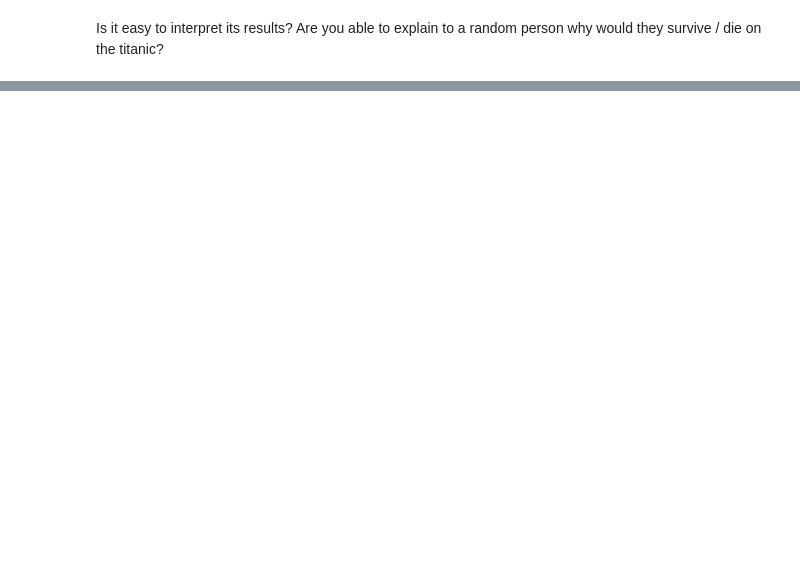
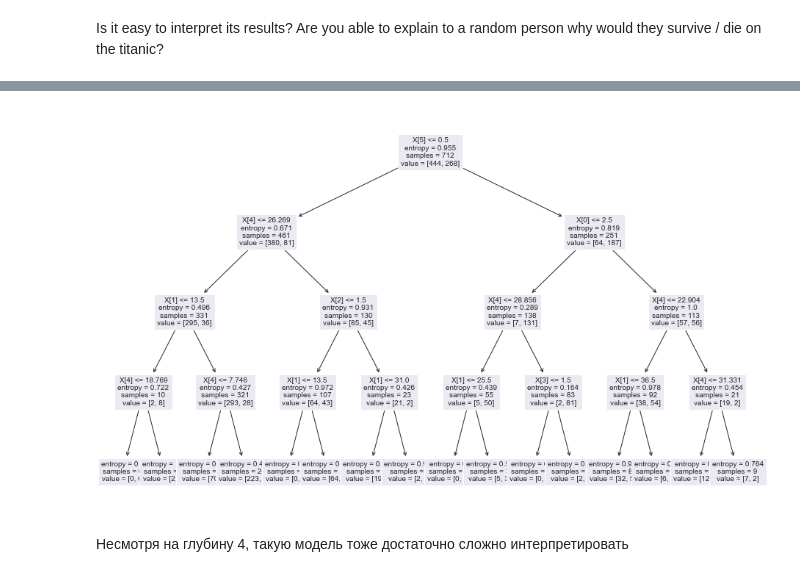
Before and after one commit to albert-bariev/rs-school-ml, a Jupyter notebook: 7_trees_and_ensembles.ipynb, the cells around one changed output, grey strips where cells are left out. Saved outputs shown, nothing was run; the diff lists cells and outputs as text; code cells hidden in the pictures; blank space fills up the shorter version.

```diff
--- a/7_trees_and_ensembles.ipynb
+++ b/7_trees_and_ensembles.ipynb
@@ -905,0 +910,7 @@ Is it easy to interpret its results? Are you able to explain to a random person
+# %%
+plt.figure(figsize=(16,10))
+plot_tree(clf_random, fontsize=10);
+# %% [output]
+[figure, added]
+# %% [markdown]
+Несмотря на глубину 4, такую модель тоже достаточно сложно интерпретировать
```
Also changed, not shown: parts of 15 cells of this notebook.
